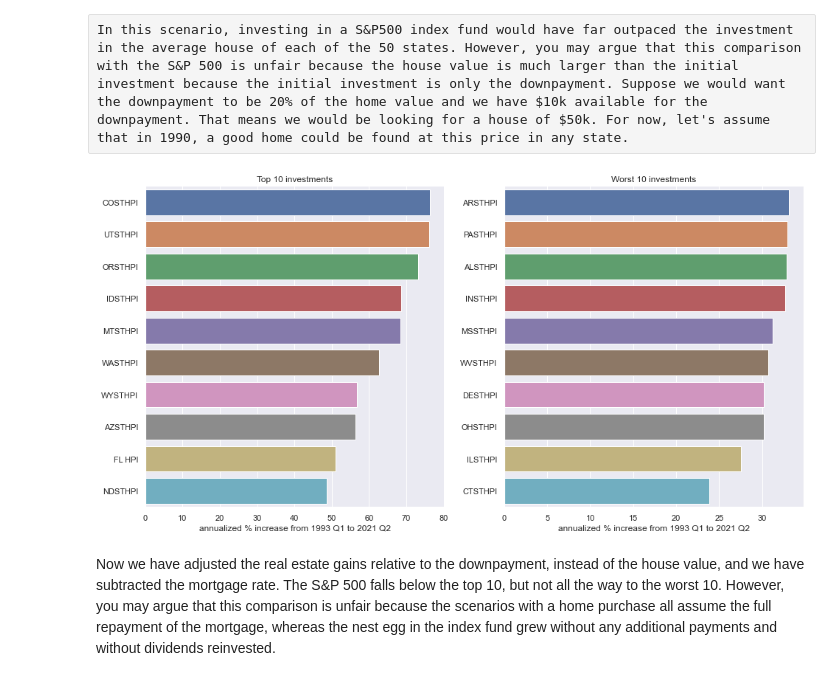
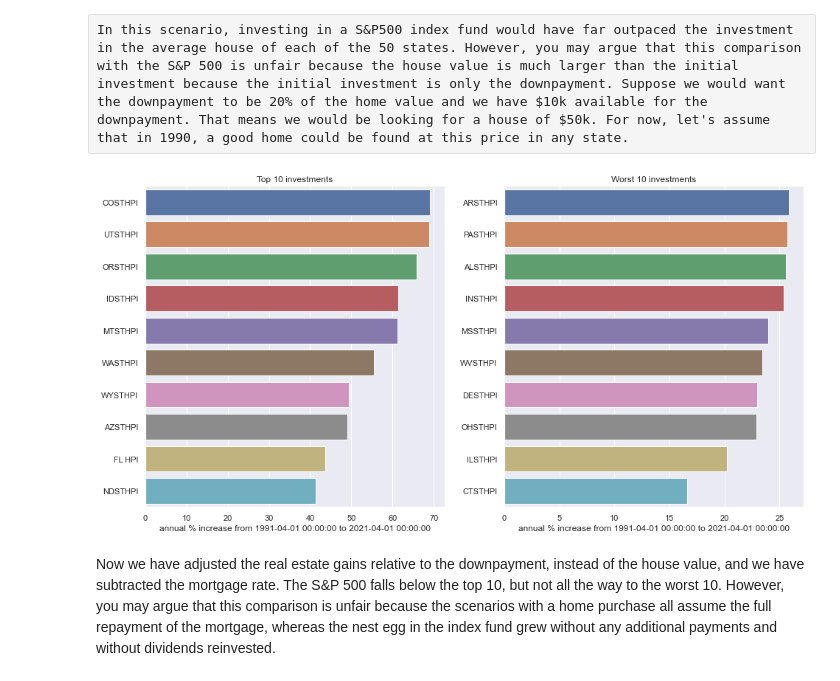
Before and after one commit to fxpena/portfolio, a Jupyter notebook: RE_v_stocks.ipynb, the cells around one changed output. Drawn from its saved outputs; the diff is of its cells as text; code cells hidden in the pictures.

```diff
--- a/RE_v_stocks.ipynb
+++ b/RE_v_stocks.ipynb
@@ -83,24 +104,13 @@ plt.show()
 # %% [raw]
 In this scenario, investing in a S&P500 index fund would have far outpaced the investment in the average house of each of the 50 states. However, you may argue that this comparison with the S&P 500 is unfair because the house value is much larger than the initial investment because the initial investment is only the downpayment. Suppose we would want the downpayment to be 20% of the home value and we have $10k available for the downpayment. That means we would be looking for a house of $50k. For now, let's assume that in 1990, a good home could be found at this price in any state.
 # %%
+example1=calc_changes(df,start_date,final_date)
 #determine the average interest rate on a fixed, 30-year loan at the purchase time
-int_rate=mortgage_rates.loc[mortgage_rates.index>=start_date]
-changes[1:]=changes[1:]*5-int_rate['MORTGAGE30US'][0]
-changes.sort_values(inplace=True,ascending=False)
-fig, ax=plt.subplots(1,2,figsize=(16,8))
-for_plot=changes[0:10] #only plot the top 10
-#show these changes in a bar plot
-sns.barplot(x=for_plot,y=for_plot.index,ax=ax[0],orient='h')
-ax[0].set_title('Top 10 investments')
-ax[0].set_xlabel('annualized % increase from 1991 to 2021')
-#ax[0].set_xlim(0,35)
-for_plot=changes[-10:]
-sns.barplot(x=for_plot,y=for_plot.index,ax=ax[1],orient='h')
-ax[1].set_title('Worst 10 investments')
-ax[1].set_xlabel('annualized % increase from 1991 to 2021')
-#ax[1].set_xlim(0,35)
-plt.show()
+int_rate=mortgage_rates['MORTGAGE30US'][mortgage_rates.index>=start_date]
+example1[1:]=example1[1:]*5-int_rate[0]/100
+example1.sort_values(inplace=True,ascending=False)
+plot_best_and_worst(example1[0:10],start_date,final_date)
 # %% [output]
-[figure, old version]
+[figure, new version]
 # %% [markdown]
 Now we have adjusted the real estate gains relative to the downpayment, instead of the house value, and we have subtracted the mortgage rate. The S&P 500 falls below the top 10, but not all the way to the worst 10. However, you may argue that this comparison is unfair because the scenarios with a home purchase all assume the full repayment of the mortgage, whereas the nest egg in the index fund grew without any additional payments and without dividends reinvested.
```
Also changed, not shown: parts of 6 cells of this notebook.
